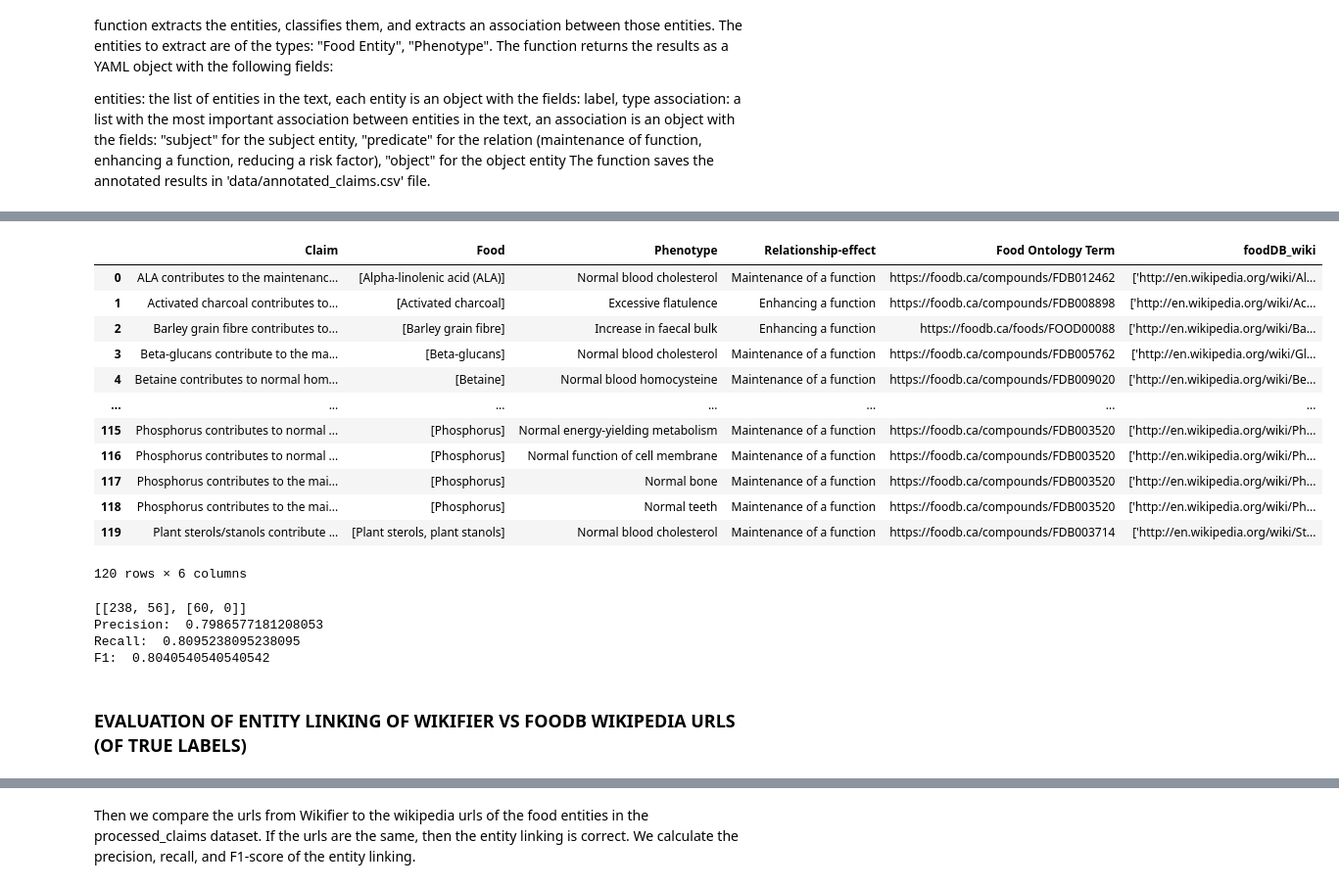
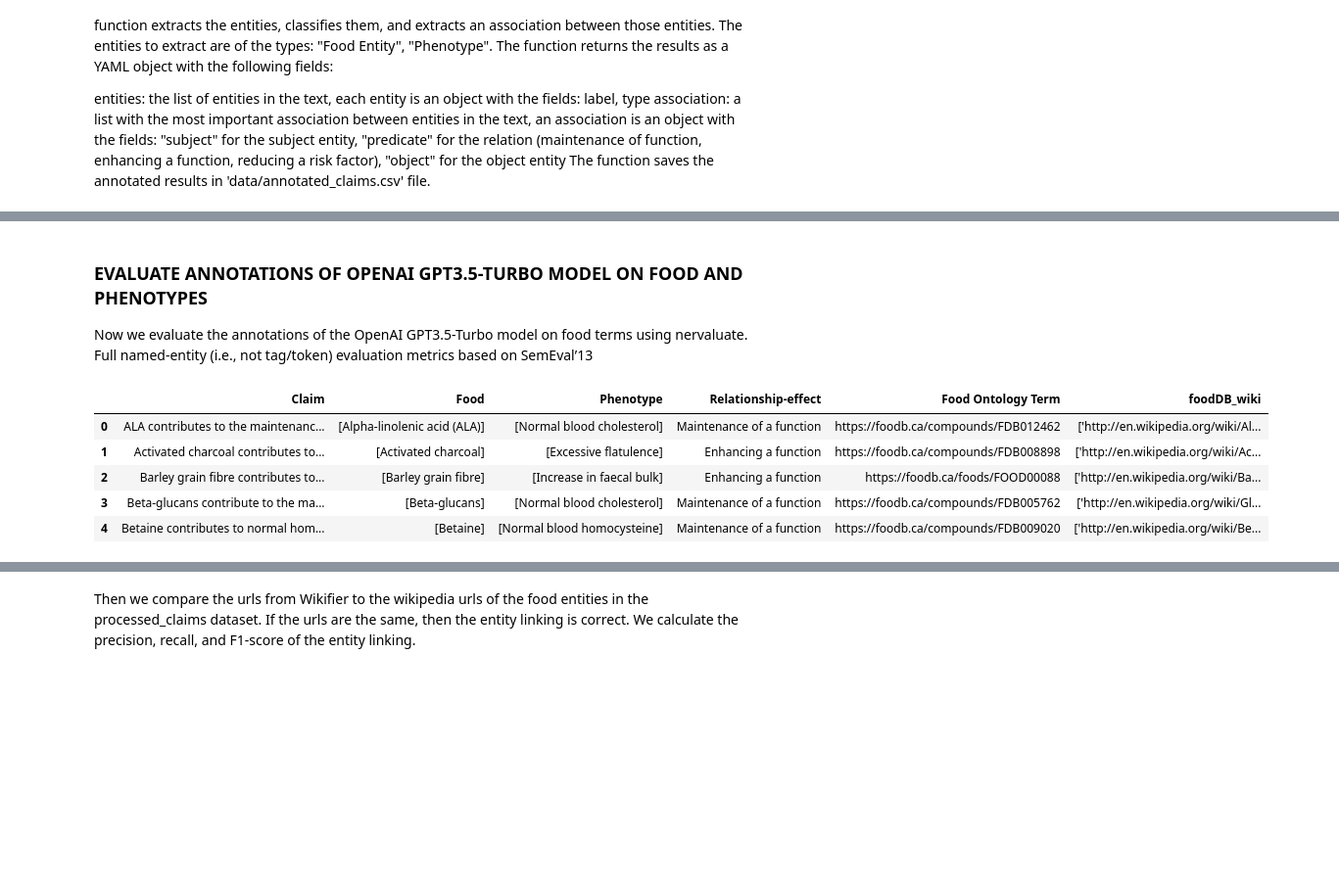
Before and after one commit to IgnacioCadarso/KG_construction_EFSA_HealthClaims, a Jupyter notebook: openaiannotate.ipynb, the cells around one changed output, grey strips where cells are left out. Shown: that part at 98% size. Saved outputs shown, nothing was run; the diff lists cells and outputs as text; code cells hidden in the pictures; blank space fills up the shorter version.

Commit message:
Changed NER evaluation

```diff
--- a/openaiannotate.ipynb
+++ b/openaiannotate.ipynb
@@ -56,59 +61,19 @@ Now we evaluate the annotations of the OpenAI GPT3.5-Turbo model on food terms u
+# %% [markdown]
+### EVALUATE ANNOTATIONS OF OPENAI GPT3.5-TURBO MODEL ON FOOD AND PHENOTYPES
+Now we evaluate the annotations of the OpenAI GPT3.5-Turbo model on food terms using nervaluate. Full named-entity (i.e., not tag/token) evaluation metrics based on SemEval’13
 # %%
 import re
+import ast
 for i in range(len(df)):
     s = re.split(', | & | and | or ',df['Food'][i])
     s = [x for x in s if len(x) > 1]
     df['Food'][i] = s
-df.head(120)
+    df['Phenotype'][i] = [df['Phenotype'][i]]
+df.head()
 # %% [output]
 |  | Claim | Food | Phenotype | Relationship-effect | Food Ontology Term | foodDB_wiki |
-| 0 | ALA contributes to the maintenanc... | [Alpha-linolenic acid (ALA)] | Normal blood cholesterol | Maintenance of a function | https://foodb.ca/compounds/FDB012462 | ['http://en.wikipedia.org/wiki/Al... |
-| 1 | Activated charcoal contributes to... | [Activated charcoal] | Excessive flatulence | Enhancing a function | https://foodb.ca/compounds/FDB008898 | ['http://en.wikipedia.org/wiki/Ac... |
-| 2 | Barley grain fibre contributes to... | [Barley grain fibre] | Increase in faecal bulk | Enhancing a function | https://foodb.ca/foods/FOOD00088 | ['http://en.wikipedia.org/wiki/Ba... |
-| 3 | Beta-glucans contribute to the ma... | [Beta-glucans] | Normal blood cholesterol | Maintenance of a function | https://foodb.ca/compounds/FDB005762 | ['http://en.wikipedia.org/wiki/Gl... |
-| 4 | Betaine contributes to normal hom... | [Betaine] | Normal blood homocysteine | Maintenance of a function | https://foodb.ca/compounds/FDB009020 | ['http://en.wikipedia.org/wiki/Be... |
-| ... | ... | ... | ... | ... | ... | ... |
-| 115 | Phosphorus contributes to normal ... | [Phosphorus] | Normal energy-yielding metabolism | Maintenance of a function | https://foodb.ca/compounds/FDB003520 | ['http://en.wikipedia.org/wiki/Ph... |
-| 116 | Phosphorus contributes to normal ... | [Phosphorus] | Normal function of cell membrane | Maintenance of a function | https://foodb.ca/compounds/FDB003520 | ['http://en.wikipedia.org/wiki/Ph... |
-| 117 | Phosphorus contributes to the mai... | [Phosphorus] | Normal bone | Maintenance of a function | https://foodb.ca/compounds/FDB003520 | ['http://en.wikipedia.org/wiki/Ph... |
-| 118 | Phosphorus contributes to the mai... | [Phosphorus] | Normal teeth | Maintenance of a function | https://foodb.ca/compounds/FDB003520 | ['http://en.wikipedia.org/wiki/Ph... |
-| 119 | Plant sterols/stanols contribute ... | [Plant sterols, plant stanols] | Normal blood cholesterol | Maintenance of a function | https://foodb.ca/compounds/FDB003714 | ['http://en.wikipedia.org/wiki/St... |
+| 0 | ALA contributes to the maintenanc... | [Alpha-linolenic acid (ALA)] | [Normal blood cholesterol] | Maintenance of a function | https://foodb.ca/compounds/FDB012462 | ['http://en.wikipedia.org/wiki/Al... |
+| 1 | Activated charcoal contributes to... | [Activated charcoal] | [Excessive flatulence] | Enhancing a function | https://foodb.ca/compounds/FDB008898 | ['http://en.wikipedia.org/wiki/Ac... |
+| 2 | Barley grain fibre contributes to... | [Barley grain fibre] | [Increase in faecal bulk] | Enhancing a function | https://foodb.ca/foods/FOOD00088 | ['http://en.wikipedia.org/wiki/Ba... |
+| 3 | Beta-glucans contribute to the ma... | [Beta-glucans] | [Normal blood cholesterol] | Maintenance of a function | https://foodb.ca/compounds/FDB005762 | ['http://en.wikipedia.org/wiki/Gl... |
+| 4 | Betaine contributes to normal hom... | [Betaine] | [Normal blood homocysteine] | Maintenance of a function | https://foodb.ca/compounds/FDB009020 | ['http://en.wikipedia.org/wiki/Be... |
-120 rows × 6 columns
-# %%
-import ast
-annotations = pd.read_csv('data/annotated_claims.csv')
-
-def evaluateAnnotations():
-    confusion_matrix = [[0,0],[0,0]]
-
-    for i in range(len(df)):
-        true_labels = df['Food'][i].copy()
-        predicted_labels = ast.literal_eval(annotations['Food'][i])
-        for tlabel in true_labels:
-            if not isinstance(tlabel,str):
-                tlabel = str(tlabel)
-            for plabel in predicted_labels:
-                if not isinstance(plabel,str):
-                    plabel = str(plabel)
-                if tlabel in plabel or plabel in tlabel: # if true label is in predicted label or vice versa
-                    confusion_matrix[0][0] += 1 # add to true positive
-                    true_labels.remove(tlabel)
-                    predicted_labels.remove(plabel)
-        confusion_matrix[0][1] += len(true_labels) # add to false negative (unmatched true labels)
-        confusion_matrix[1][0] += len(predicted_labels) # add to false positive (unmatched predicted labels)
-
-    precision = confusion_matrix[0][0]/(confusion_matrix[0][0]+confusion_matrix[1][0])
-    recall = confusion_matrix[0][0]/(confusion_matrix[0][0]+confusion_matrix[0][1])
-    f1 = 2*(precision*recall)/(precision+recall)
-    print(confusion_matrix)
-    print('Precision: ', precision)
-    print('Recall: ', recall)
-    print('F1: ',f1)
-evaluateAnnotations()
-# %% [output]
-[[238, 56], [60, 0]]
-Precision:  0.7986577181208053
-Recall:  0.8095238095238095
-F1:  0.8040540540540542
-# %% [markdown]
-### EVALUATION OF ENTITY LINKING OF WIKIFIER VS FOODB WIKIPEDIA URLS (OF TRUE LABELS)
```
Also changed, not shown: parts of 28 cells of this notebook, 4 other files.
